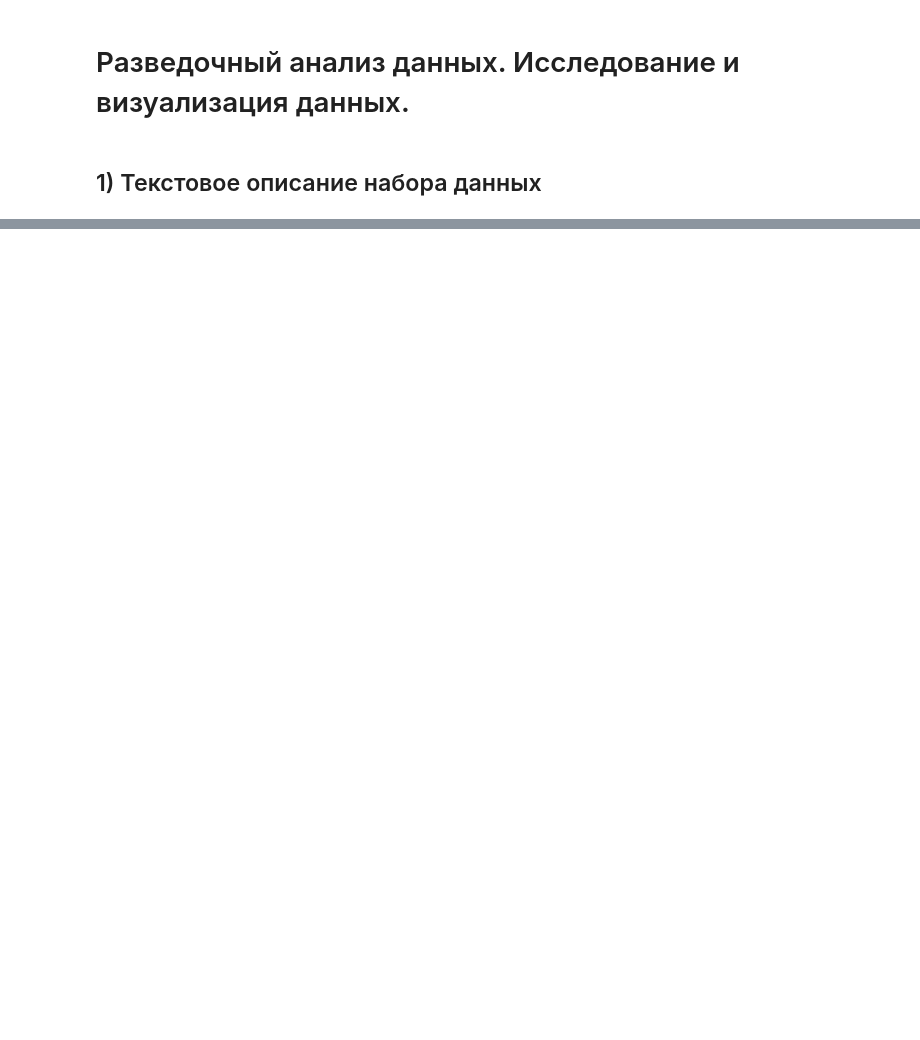
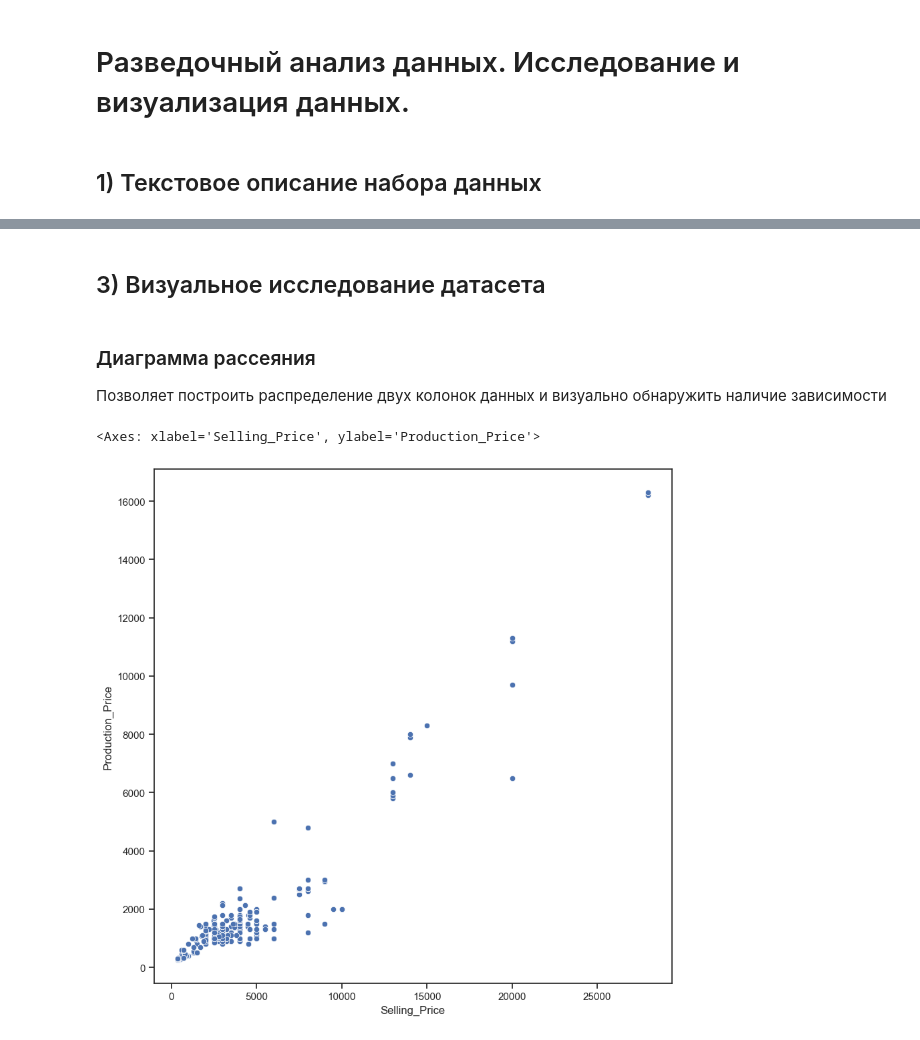
Before and after one commit to DriverOnLips/ml_bmstu_2024, a Jupyter notebook: processing.ipynb, the cells around one changed output, grey strips where cells are left out. Drawn from its saved outputs; the diff is of its cells as text; code cells hidden in the pictures; blank space fills up the shorter version.

```diff
--- a/processing.ipynb
+++ b/processing.ipynb
@@ -49,0 +85,2 @@ if __name__ == '__main__':
+# %%
+data = data[(data['Production_Price'] > 0) & (data['Selling_Price'] > 0)]
@@ -49,0 +137,12 @@ if __name__ == '__main__':
+# %% [markdown]
+## 3) Визуальное исследование датасета
+# %% [markdown]
+### Диаграмма рассеяния
+
+Позволяет построить распределение двух колонок данных и визуально обнаружить наличие зависимости
+# %%
+fig, ax = plt.subplots(figsize=(10,10))
+sns.scatterplot(ax=ax, x='Selling_Price', y='Production_Price', data=data)
+# %% [output]
+<Axes: xlabel='Selling_Price', ylabel='Production_Price'>
+[figure, added]
```
Also changed, not shown: parts of 39 cells of this notebook, 1 other file.
